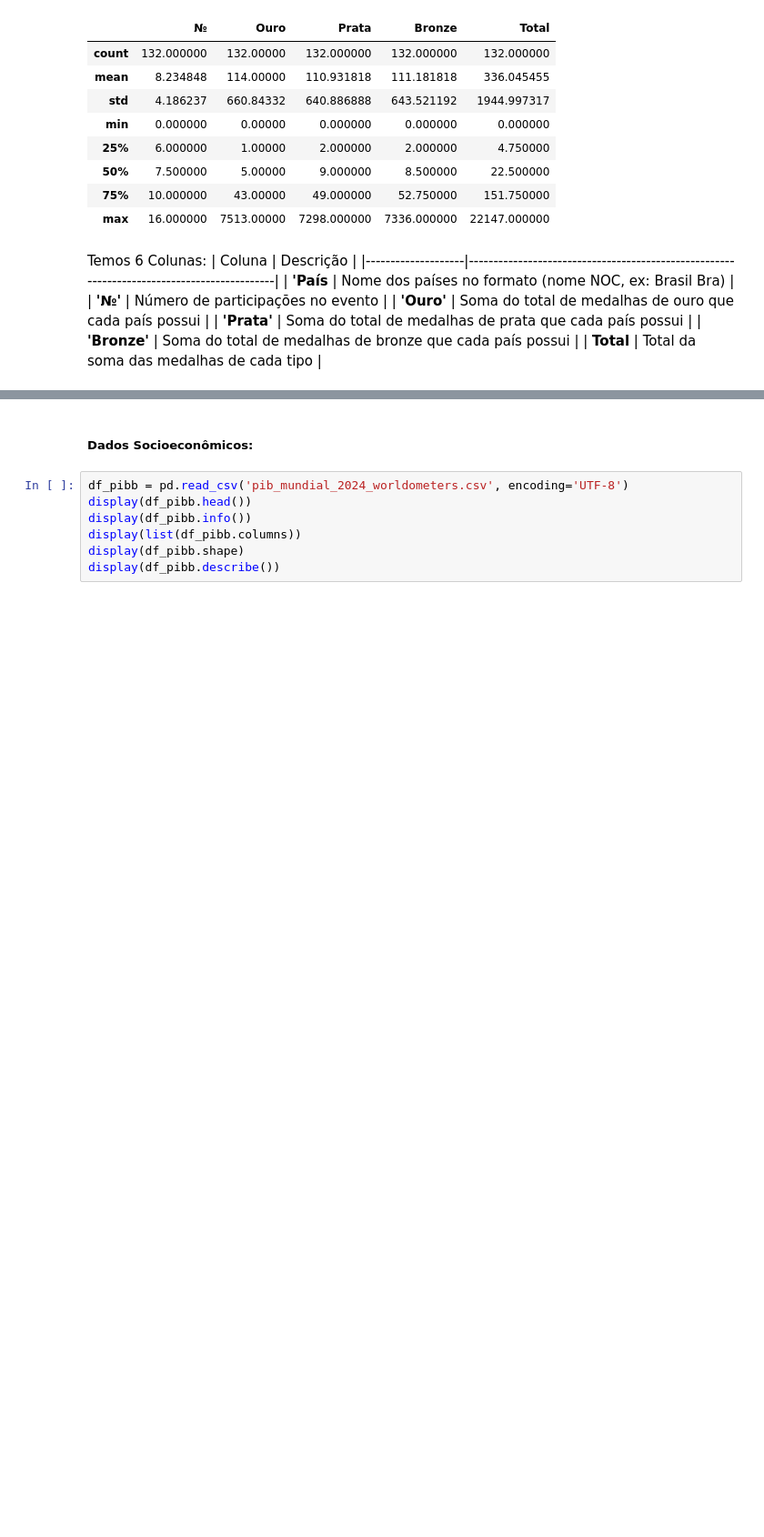
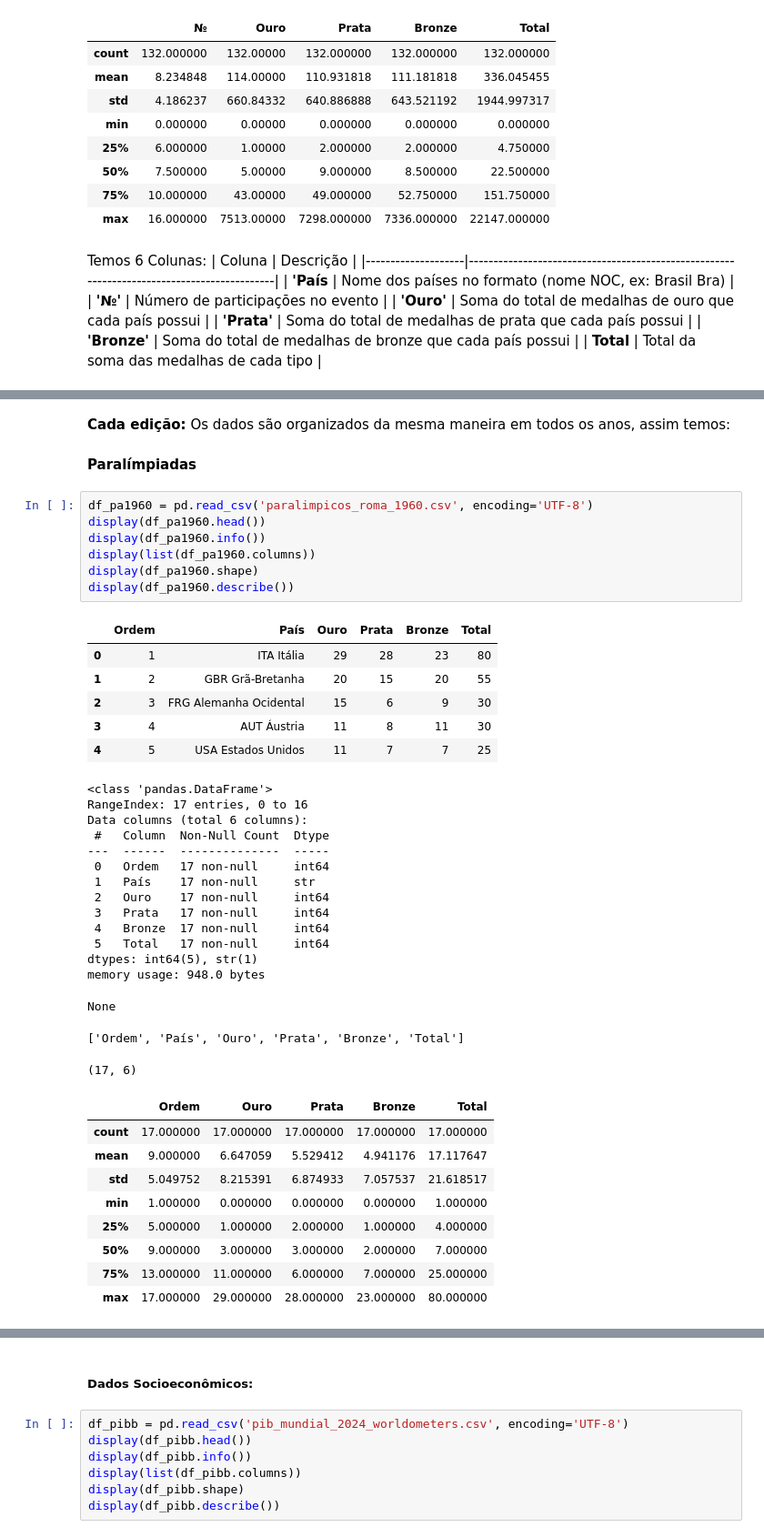
Before and after one commit to ClaraCaldas/Projeto-ICD, a Jupyter notebook: RELATORIO.ipynb, the cells around one changed output, grey strips where cells are left out. Shown at 91% size. Cells and saved outputs as stored; diff of their text form; blank space fills up the shorter version.

```diff
--- a/RELATORIO.ipynb
+++ b/RELATORIO.ipynb
@@ -169,0 +223,44 @@ Temos 6 Colunas:
+# %% [markdown]
+**Cada edição:**
+Os dados são organizados da mesma maneira em todos os anos, assim temos:
+# %% [markdown]
+**Paralímpiadas**
+# %%
+df_pa1960 = pd.read_csv('paralimpicos_roma_1960.csv', encoding='UTF-8')
+display(df_pa1960.head())
+display(df_pa1960.info())
+display(list(df_pa1960.columns))
+display(df_pa1960.shape)
+display(df_pa1960.describe())
+# %% [output]
+|  | Ordem | País | Ouro | Prata | Bronze | Total |
+| 0 | 1 | ITA Itália | 29 | 28 | 23 | 80 |
+| 1 | 2 | GBR Grã-Bretanha | 20 | 15 | 20 | 55 |
+| 2 | 3 | FRG Alemanha Ocidental | 15 | 6 | 9 | 30 |
+| 3 | 4 | AUT Áustria | 11 | 8 | 11 | 30 |
+| 4 | 5 | USA Estados Unidos | 11 | 7 | 7 | 25 |
+<class 'pandas.DataFrame'>
+RangeIndex: 17 entries, 0 to 16
+Data columns (total 6 columns):
+ #   Column  Non-Null Count  Dtype
+---  ------  --------------  -----
+ 0   Ordem   17 non-null     int64
+ 1   País    17 non-null     str
+ 2   Ouro    17 non-null     int64
+ 3   Prata   17 non-null     int64
+ 4   Bronze  17 non-null     int64
+ 5   Total   17 non-null     int64
+dtypes: int64(5), str(1)
+memory usage: 948.0 bytes
+None
+['Ordem', 'País', 'Ouro', 'Prata', 'Bronze', 'Total']
+(17, 6)
+|  | Ordem | Ouro | Prata | Bronze | Total |
+| count | 17.000000 | 17.000000 | 17.000000 | 17.000000 | 17.000000 |
+| mean | 9.000000 | 6.647059 | 5.529412 | 4.941176 | 17.117647 |
+| std | 5.049752 | 8.215391 | 6.874933 | 7.057537 | 21.618517 |
+| min | 1.000000 | 0.000000 | 0.000000 | 0.000000 | 1.000000 |
+| 25% | 5.000000 | 1.000000 | 2.000000 | 1.000000 | 4.000000 |
+| 50% | 9.000000 | 3.000000 | 3.000000 | 2.000000 | 7.000000 |
+| 75% | 13.000000 | 11.000000 | 6.000000 | 7.000000 | 25.000000 |
+| max | 17.000000 | 29.000000 | 28.000000 | 23.000000 | 80.000000 |
```
Also changed, not shown: parts of 7 cells of this notebook.
